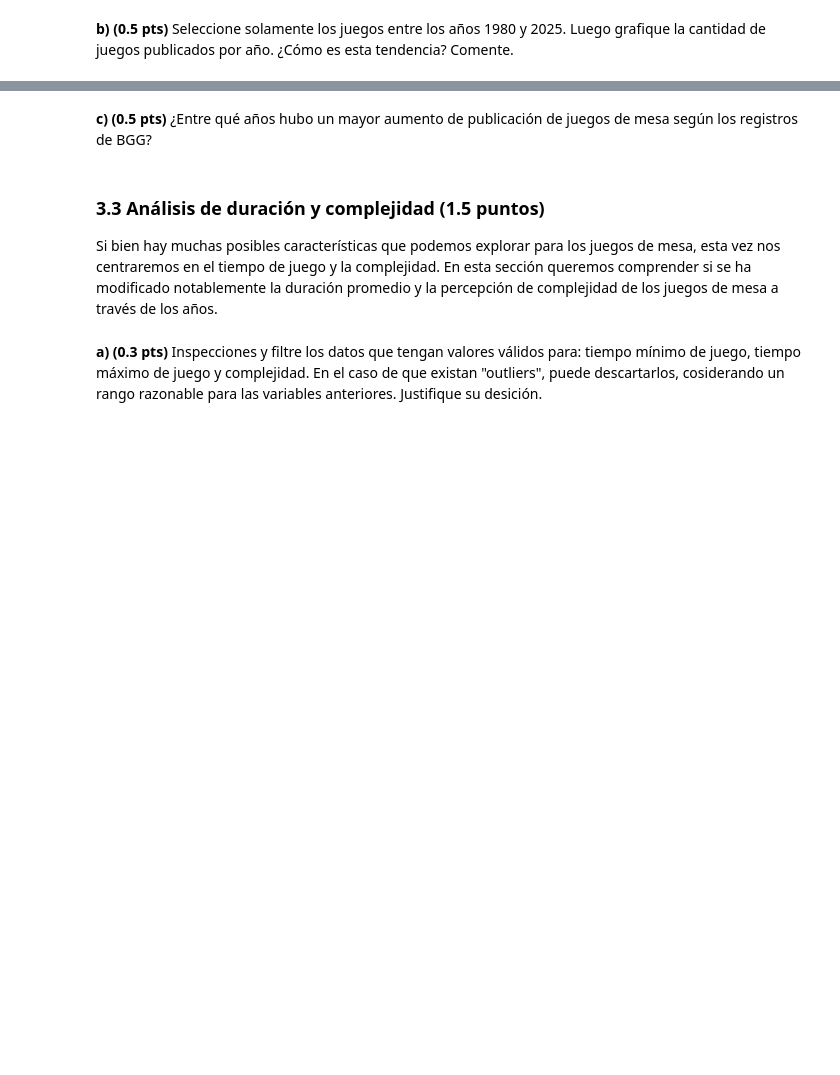
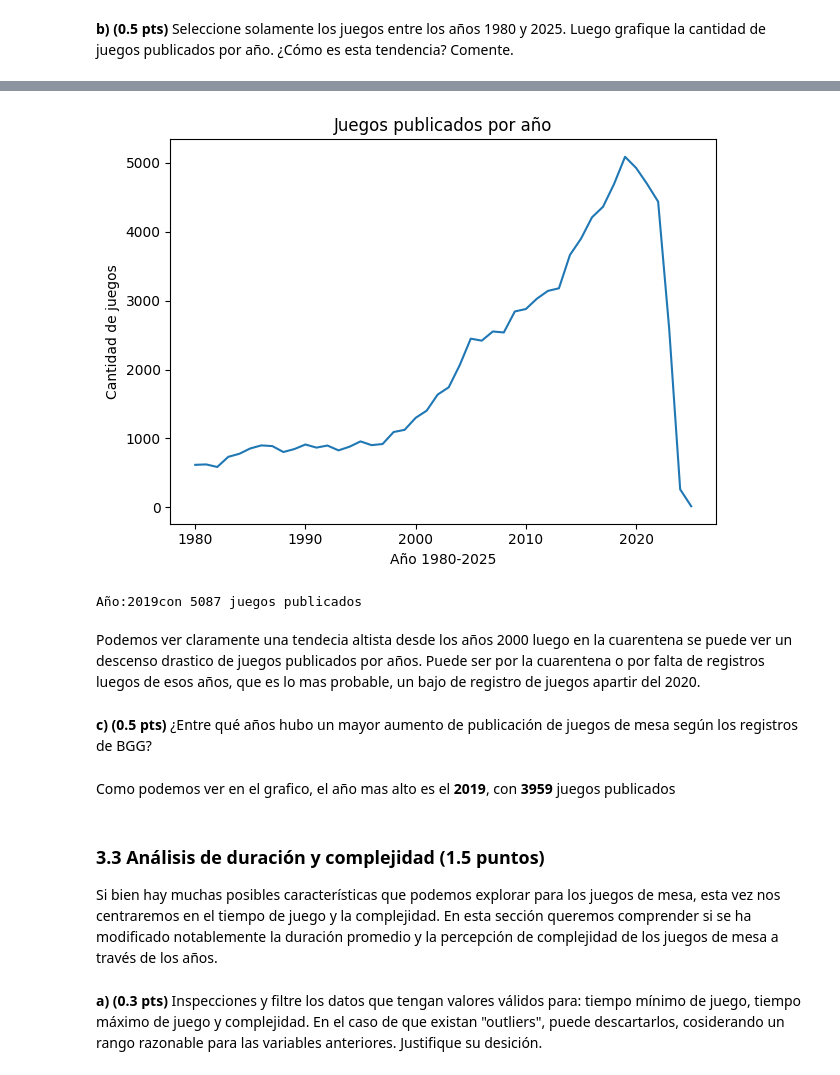
Before and after one commit to Sebastmenas/IMT2200--Sebastian-Mena, a Jupyter notebook: Tareas/T1/IMT2200-25s2 - Tarea 01.ipynb, the cells around one changed output, grey strips where cells are left out. Drawn from its saved outputs; the diff is of its cells as text; code cells hidden in the pictures; blank space fills up the shorter version.

```diff
--- a/Tareas/T1/IMT2200-25s2 - Tarea 01.ipynb
+++ b/Tareas/T1/IMT2200-25s2 - Tarea 01.ipynb
@@ -194,2 +178,13 @@ Name: year, Length: 113904, dtype: float64
 # %% [markdown]
 **b) (0.5 pts)** Seleccione solamente los juegos entre los años 1980 y 2025. Luego grafique la cantidad de juegos publicados por año. ¿Cómo es esta tendencia? Comente.
+# %%
+#A y B)
+#dt.columns
+#dt.year
+#sorted(dt["year"])
+
+dt = dt[dt["year"].between(1980,2025)]  ## aqui se filtra con between(año min, año max), los Not a Number(Nan) tambien se van
+
+#sorted(dt["year"])   # con este revise que este bien el año minimo
+#sorted(dt["year"],reverse = True)   # aqui revise que este bien el año superior
+dt.head(2)
@@ -196,5 +195,30 @@ Name: year, Length: 113904, dtype: float64
+# %%
+#una leve ayuda:      https://chatgpt.com/share/68ae2ed3-1ad8-8002-a07b-db6e2fac0e5a
+
+dg = dt.copy()
+
+dg["year"] = pd.to_numeric(dg["year"])
+conteo = dt["year"].dropna().astype(int).value_counts().sort_index()
+
+
+plt.figure()
+conteo.plot()
+plt.xlabel("Año 1980-2025")
+plt.ylabel("Cantidad de juegos")
+plt.title("Juegos publicados por año")
+plt.tight_layout()
+plt.show()
+
+print(f"Año:{conteo.idxmax()}con {conteo.max()} juegos publicados")#para ver el punto mas alto
+# %% [output]
+[figure, added]
+Año:2019con 5087 juegos publicados
+# %% [markdown]
+Podemos ver claramente una tendecia altista desde los años 2000 luego en la cuarentena se puede ver un descenso drastico de juegos publicados por años. Puede ser por la cuarentena o por falta de registros luegos de esos años, que es lo mas probable, un bajo de registro de juegos apartir del 2020.
 # %% [markdown]
 **c) (0.5 pts)** ¿Entre qué años hubo un mayor aumento de publicación de juegos de mesa según los registros de BGG?
+# %% [markdown]
+Como podemos ver en el grafico, el año mas alto es el **2019**, con **3959** juegos publicados
 # %% [markdown]
 ### 3.3 Análisis de duración y complejidad (1.5 puntos)
 
```
Also changed, not shown: parts of 6 cells of this notebook.
